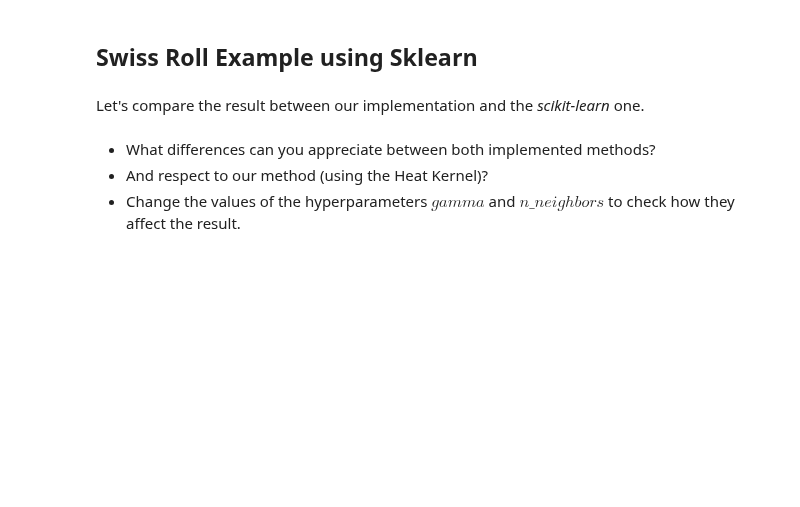
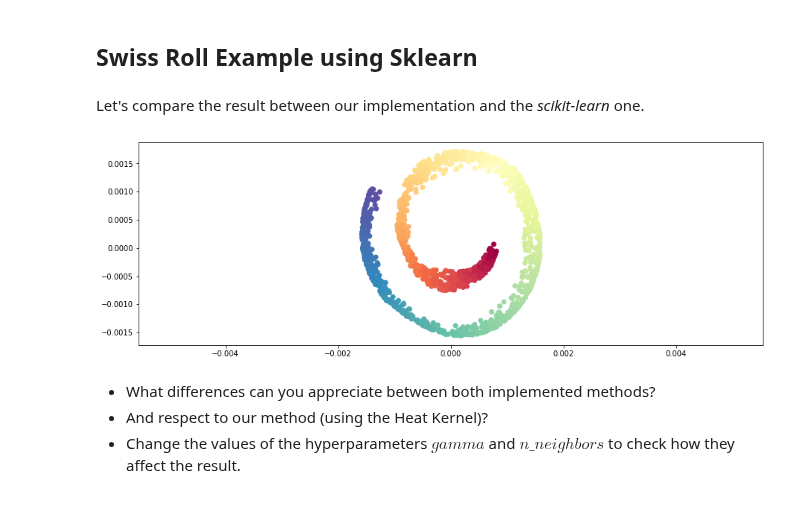
Before and after one commit to fjsaezm/mcd-mf, a Jupyter notebook: clase/02-LE.ipynb, the cells around one changed output. Cells and saved outputs as stored; diff of their text form; code cells hidden in the pictures; blank space fills up the shorter version.

```diff
--- a/clase/02-LE.ipynb
+++ b/clase/02-LE.ipynb
@@ -198,13 +223,16 @@ Let's compare the result between our implementation and the *scikit-learn* one.
 LE_embedding_rbf = SpectralEmbedding(n_components=2, affinity='rbf', gamma=1e0)
 # %%
 # Using the nearest neighbours approach for defining the affinity
-LE_embedding_NN = SpectralEmbedding(n_components=2, affinity='nearest_neighbors', n_neighbors=10)
+LE_embedding_NN = SpectralEmbedding(n_components=2, affinity='nearest_neighbors',
+                                    n_neighbors=800)
 # %%
-X_r = LE_embedding_rbf.fit_transform(SwissRoll)
+X_r = LE_embedding_NN.fit_transform(SwissRoll)
 
 plt.scatter(X_r[:, 0], X_r[:, 1], c=color, cmap=my_cmap)
 plt.axis('equal')
 plt.show()
+# %% [output]
+[figure, added]
 # %% [markdown]
 <div class="tqst">
 
```
Also changed, not shown: parts of 12 cells of this notebook, 5 other files.
